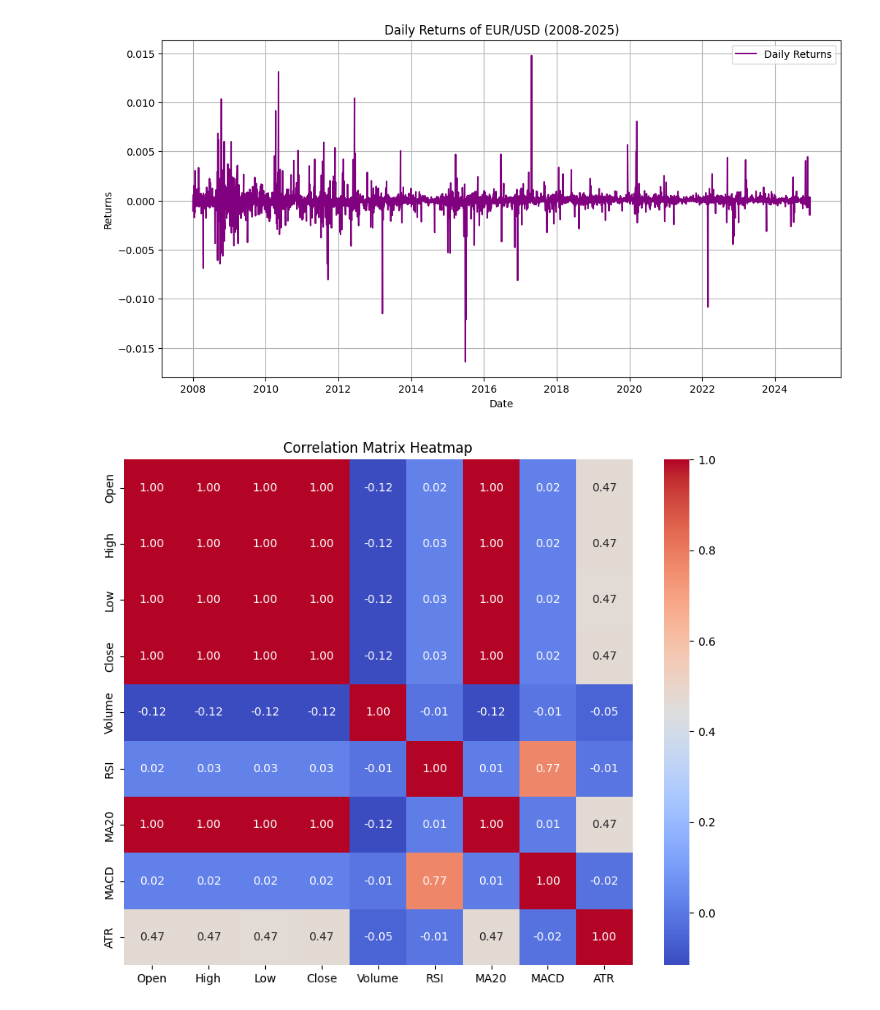
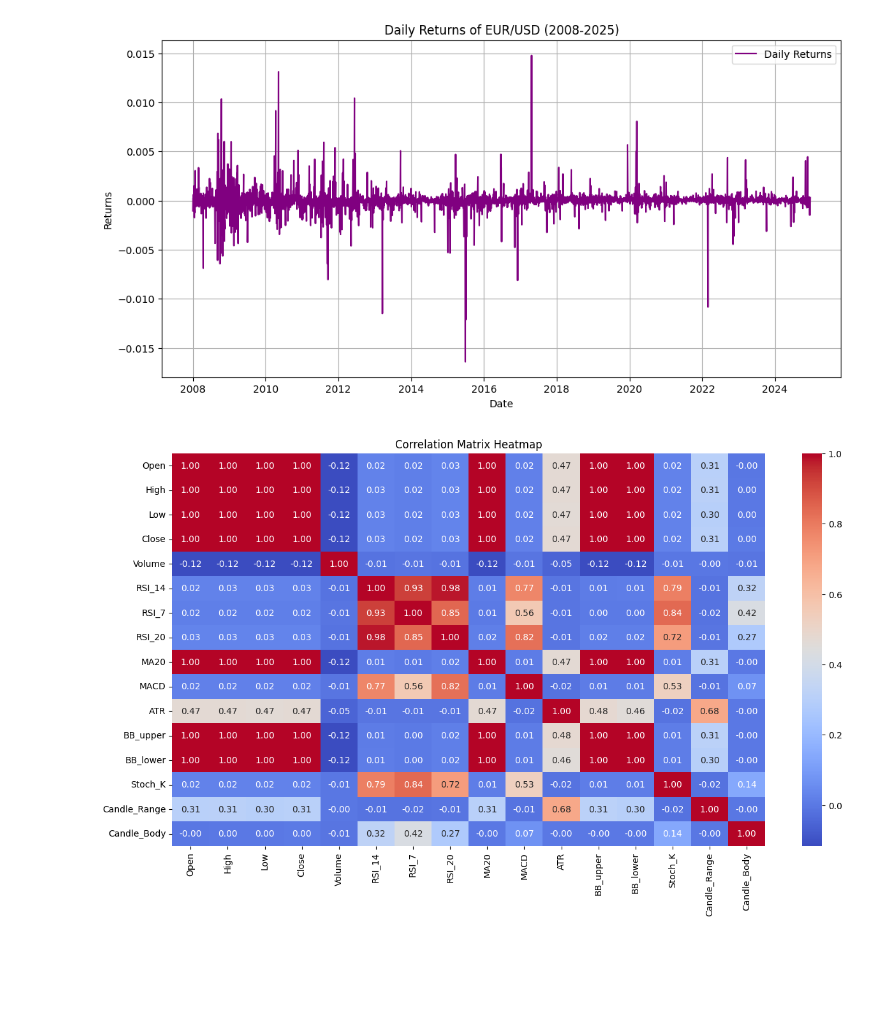
Before and after one commit to mostafamhmdi/alpha-niroo, a Jupyter notebook: candle-prediction-using-LSTM.ipynb, the cells around one changed output. Cells and saved outputs as stored; diff of their text form; code cells hidden in the pictures; blank space fills up the shorter version.

Commit message:
Kaggle Notebook | candle-prediction | Version 3 | add more indicators

```diff
--- a/candle-prediction-using-LSTM.ipynb
+++ b/candle-prediction-using-LSTM.ipynb
@@ -40,10 +40,19 @@ data.head()
 | 4 | 01.01.2008 04:00:00.000 | 1.45770 | 1.45983 | 1.45766 | 1.45954 | 5553.4375 |
 # %%
 import pandas_ta as ta
-data['RSI'] = ta.rsi(data['Close'], length=14)
-data['MA20'] = ta.sma(data['Close'], length=20)
+data['RSI_14'] = ta.rsi(data['Close'], length=14)
+data['RSI_7'] = ta.rsi(data['Close'], length=7)
+data['RSI_20'] = ta.rsi(data['Close'], length=20)
+data['MA20'] = ta.ema(data['Close'], length=20)
 data['MACD'] = ta.macd(data['Close'])['MACD_12_26_9']
 data['ATR'] = ta.atr(data['High'], data['Low'], data['Close'], length=14)
+bb = ta.bbands(data['Close'], length=20)
+data['BB_upper'] = bb['BBU_20_2.0']
+data['BB_lower'] = bb['BBL_20_2.0']
+data['Stoch_K'] = ta.stoch(data['High'], data['Low'], data['Close'])['STOCHk_14_3_3']
+data['Candle_Range'] = data['High'] - data['Low']
+data['Candle_Body'] = data['Close'] - data['Open']
+
 data = data.dropna()
 # %%
 data.head()
@@ -103,11 +112,13 @@ plt.show()
 [figure]
 # %%
 import seaborn as sns
-correlation_matrix = data[['Open', 'High', 'Low', 'Close', 'Volume','RSI','MA20','MACD','ATR']].corr()
-plt.figure(figsize=(10, 8))
+correlation_matrix = data[['Open', 'High', 'Low', 'Close', 'Volume', 'RSI_14', 'RSI_7',
+       'RSI_20', 'MA20', 'MACD', 'ATR', 'BB_upper', 'BB_lower', 'Stoch_K',
+       'Candle_Range', 'Candle_Body']].corr()
+plt.figure(figsize=(15, 8))
 sns.heatmap(correlation_matrix, annot=True, cmap='coolwarm', fmt=".2f")
 plt.title('Correlation Matrix Heatmap')
 plt.show()
 # %% [output]
-[figure, old version]
+[figure, new version]
 # %%
```
Also changed, not shown: parts of 11 cells of this notebook.
